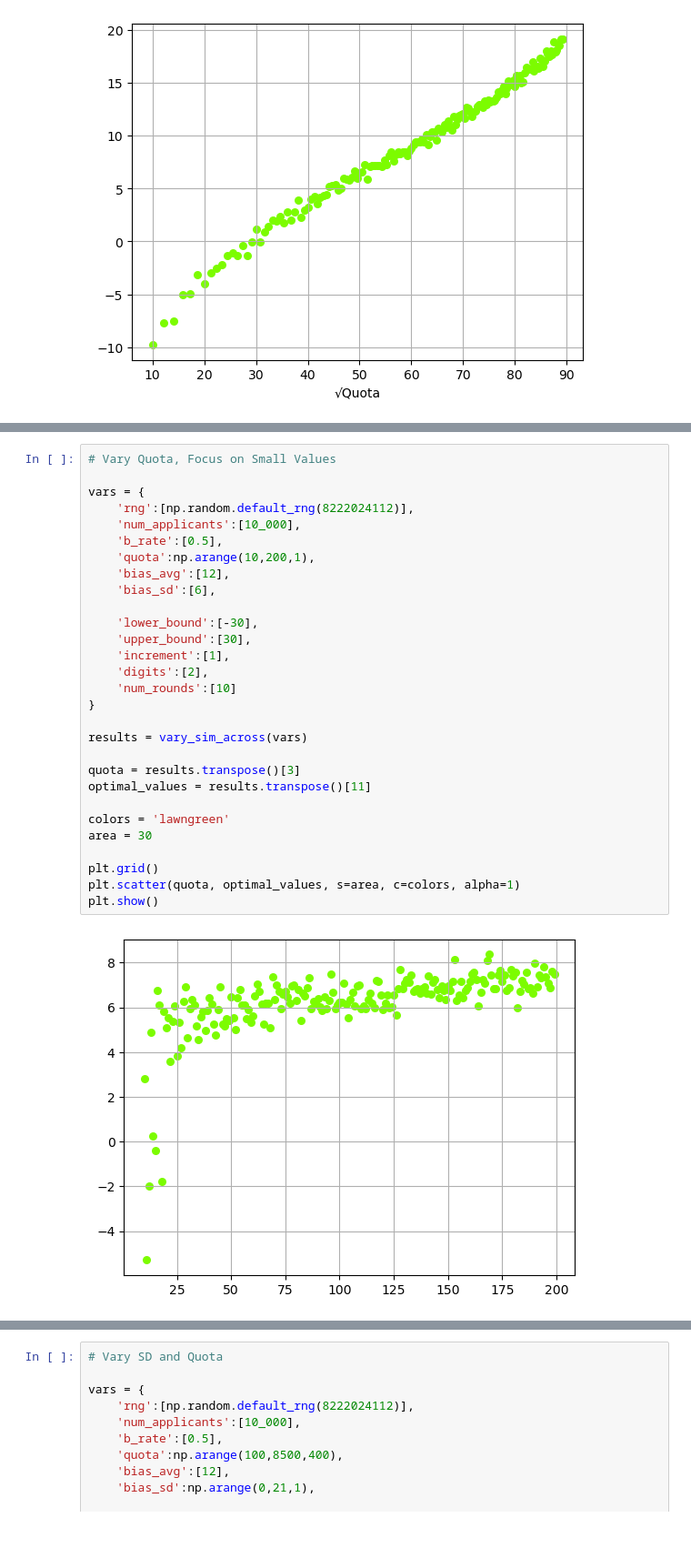
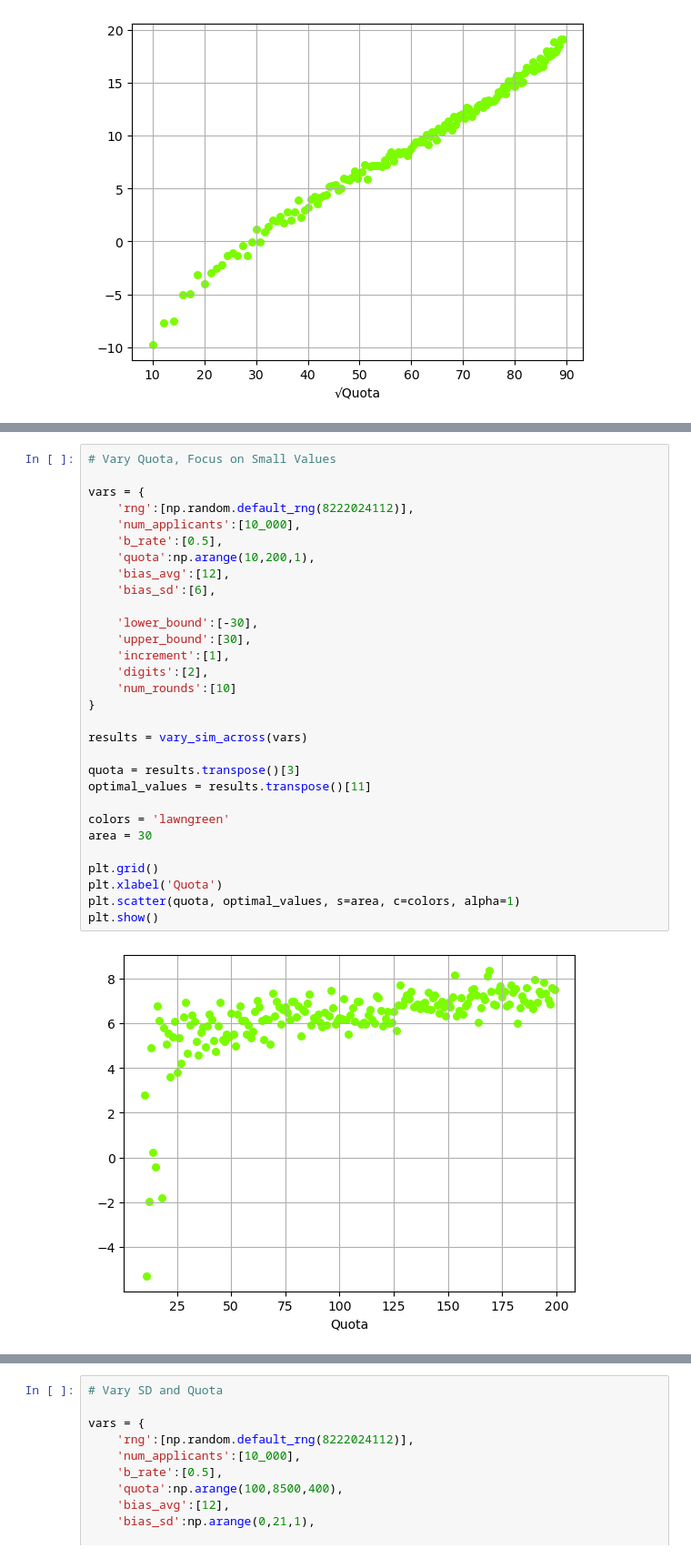
Before and after one commit to sam8457/aa-sim, a Jupyter notebook: aa-sim-optimal-points-testing.ipynb, the cells around one changed output, grey strips where cells are left out. Shown at 91% size. Saved outputs shown, nothing was run; the diff lists cells and outputs as text; blank space fills up the shorter version.

```diff
--- a/aa-sim-optimal-points-testing.ipynb
+++ b/aa-sim-optimal-points-testing.ipynb
@@ -272,34 +273,35 @@ plt.show()
 # %%
 # Vary Quota, Focus on Small Values
 
 vars = {
     'rng':[np.random.default_rng(8222024112)],
     'num_applicants':[10_000],
     'b_rate':[0.5],
     'quota':np.arange(10,200,1),
     'bias_avg':[12],
     'bias_sd':[6],
 
     'lower_bound':[-30],
     'upper_bound':[30],
     'increment':[1],
     'digits':[2],
     'num_rounds':[10]
 }
 
 results = vary_sim_across(vars)
 
 quota = results.transpose()[3]
 optimal_values = results.transpose()[11]
 
 colors = 'lawngreen'
 area = 30
 
 plt.grid()
+plt.xlabel('Quota')
 plt.scatter(quota, optimal_values, s=area, c=colors, alpha=1)
 plt.show()
 # %% [output]
-[figure, old version]
+[figure, new version]
 # %%
 sqrt_quota = [n**0.5 for n in quota]
 
```
Also changed, not shown: parts of 7 cells of this notebook.
